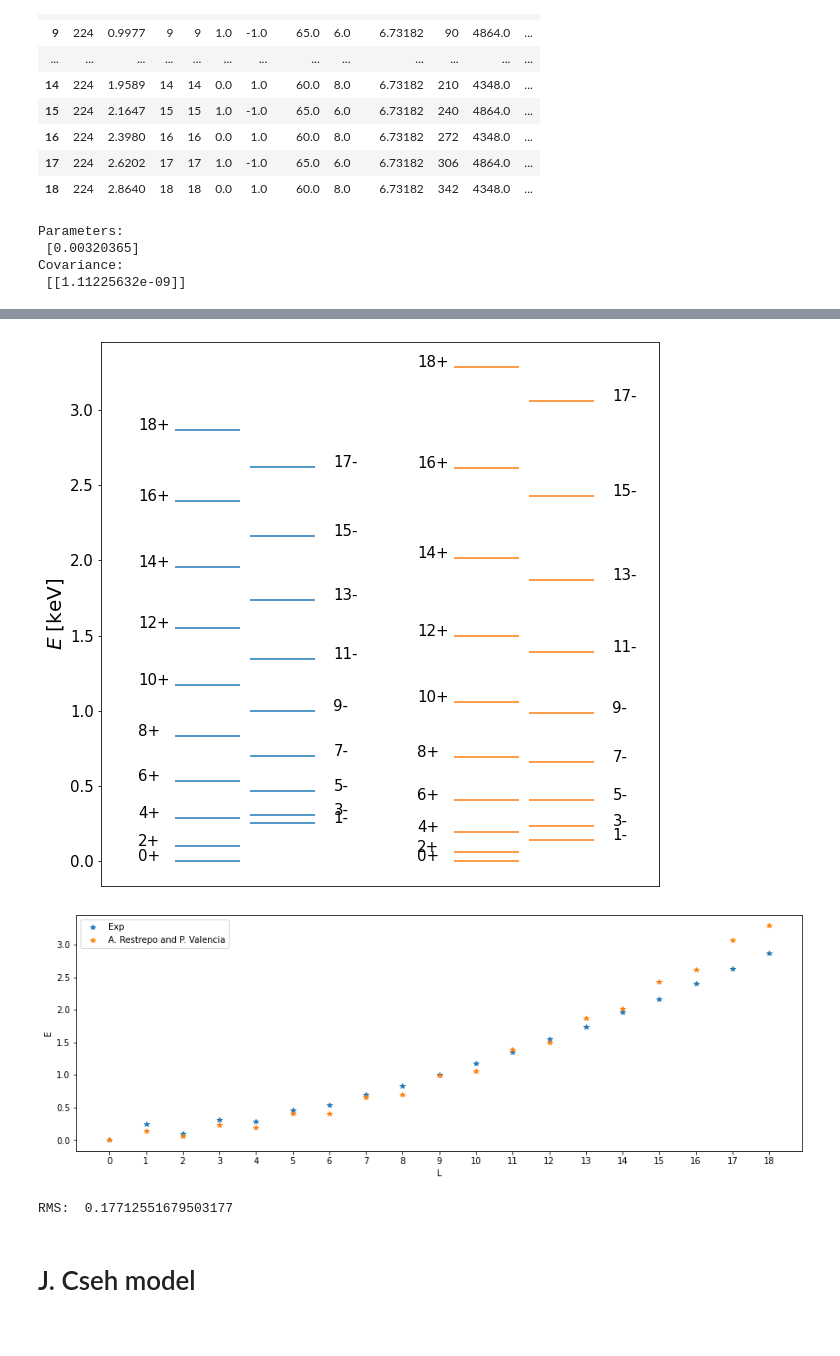
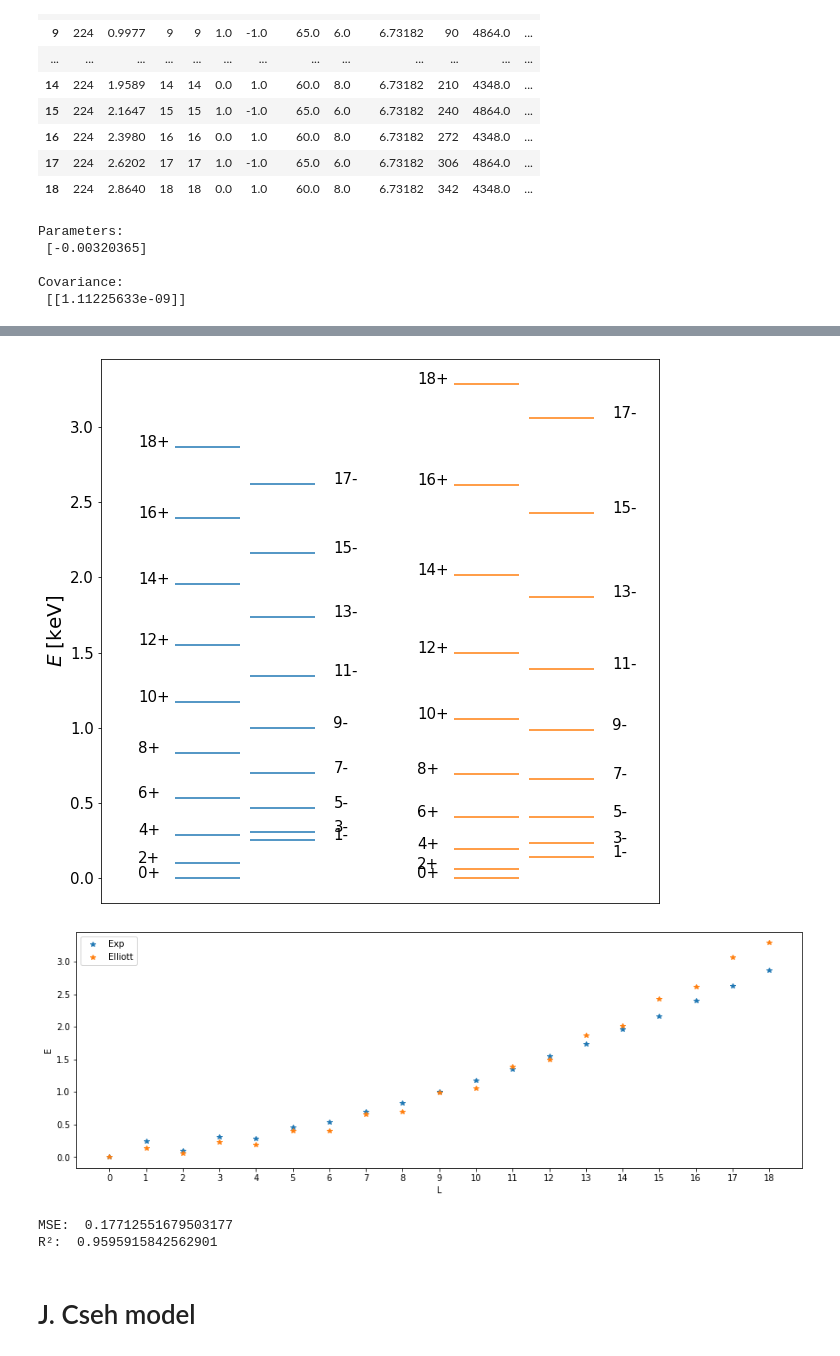
Before and after one commit to arestrepogiraldo2200/Octupole_deformation, a Jupyter notebook: r3Y3_operator/Hamiltonian.ipynb, the cells around one changed output, grey strips where cells are left out. Cells and saved outputs as stored; diff of their text form; code cells hidden in the pictures.

```diff
--- a/r3Y3_operator/Elliott_Hamiltonian.ipynb
+++ b/r3Y3_operator/Hamiltonian.ipynb
@@ -109,17 +112,18 @@ def Th_H(THDATA, lam):
     Cas2 = THDATA[2]
     Lsq = THDATA[4]
 
-    return hbaromega*n - lam*(4*Cas2 - 3*Lsq) + lam*(4*C2(60,8))
+    return hbaromega*n + lam*(4*Cas2 - 3*Lsq) - lam*(4*C2(60,8))
 # %%
 # Parameters
 poptTh, pcovTh = curve_fit(Th_H, Th224data.transpose(), ETh)
 print("Parameters: \n", poptTh)
-print("Covariance: \n", pcovTh)
+print("\nCovariance: \n", pcovTh)
 # %% [output]
 Parameters:
- [0.00320365]
+ [-0.00320365]
+
 Covariance:
- [[1.11225632e-09]]
+ [[1.11225633e-09]]
 # %%
 # Predictions of the model
 FITTh = []
@@ -167,44 +171,47 @@ plt.ylabel('$E$ [keV]', size=20)
 # Plot of energy levels
 fig = plt.figure(figsize=(15,5))
 plt.plot(LTh, ETh, '*', label='Exp')
-plt.plot(LTh, FITTh,'*', label='A. Restrepo and P. Valencia')
+plt.plot(LTh, FITTh,'*', label='Elliott')
 plt.xticks(np.arange(0,19,1))
 plt.xlabel('L')
 plt.ylabel('E')
 plt.legend()
 plt.show()
 
 
 # RMS
 EE = Th224["Energy"].to_numpy()
 ET = np.array(FITTh)
-rms = mean_squared_error(EE, ET, squared=False)
+mse = mean_squared_error(EE, ET, squared=False)
+r2 = r2_score(EE, ET)
 
-print("RMS: ", rms)
+print("MSE: ", mse)
+print("R²: ", r2)
 # %% [output]
 L    Eth        Eexp
 0    0.0    0.0
 1    0.1387    0.251
 2    0.05767    0.0981
 3    0.23481    0.3053
 4    0.19222    0.2841
 5    0.40781    0.4645
 6    0.40366    0.5347
 7    0.65769    0.6995
 8    0.69199    0.8339
 9    0.98447    0.9977
 10    1.05721    1.1738
 11    1.38813    1.3473
 12    1.49931    1.5498
 13    1.86867    1.7387
 14    2.0183    1.9589
 15    2.42611    2.1647
 16    2.61418    2.398
 17    3.06043    2.6202
 18    3.28695    2.864
 [figure]
-[figure, old version]
+[figure, new version]
-RMS:  0.17712551679503177
+MSE:  0.17712551679503177
+R²:  0.9595915842562901
 # %% [markdown]
 # J. Cseh model
 # %% [markdown]
```
Also changed, not shown: parts of 13 cells of this notebook, 7 other files.
